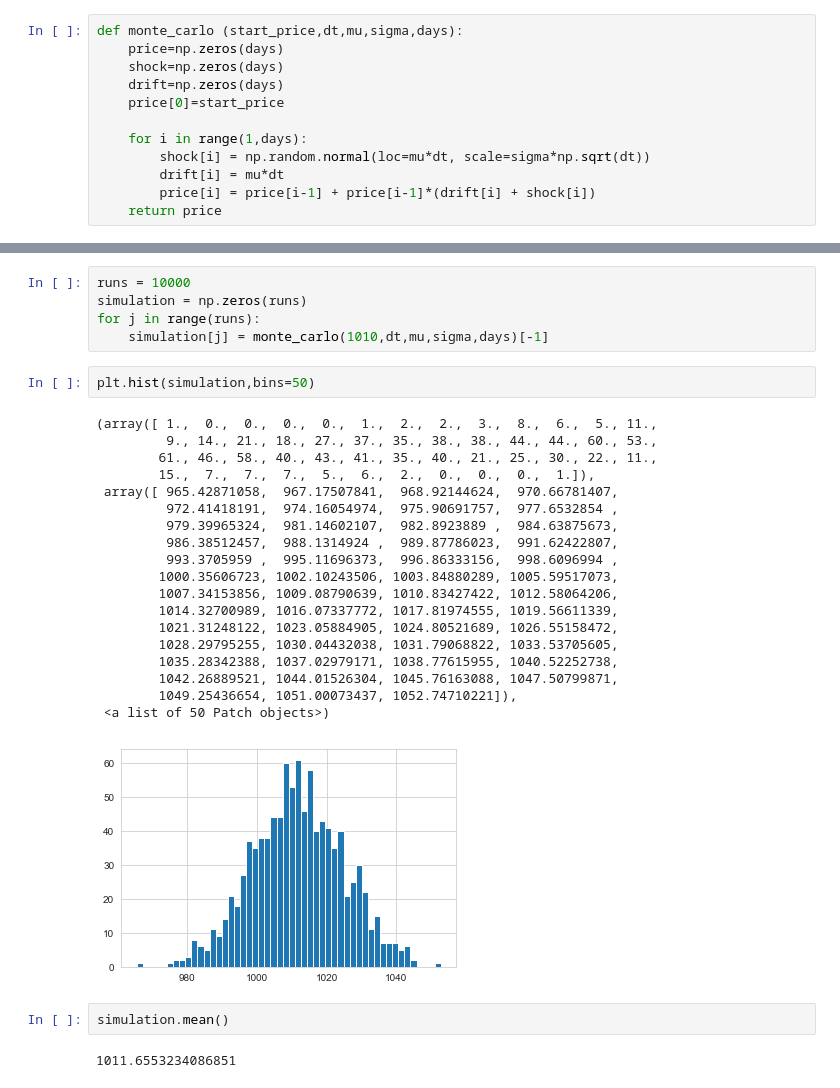
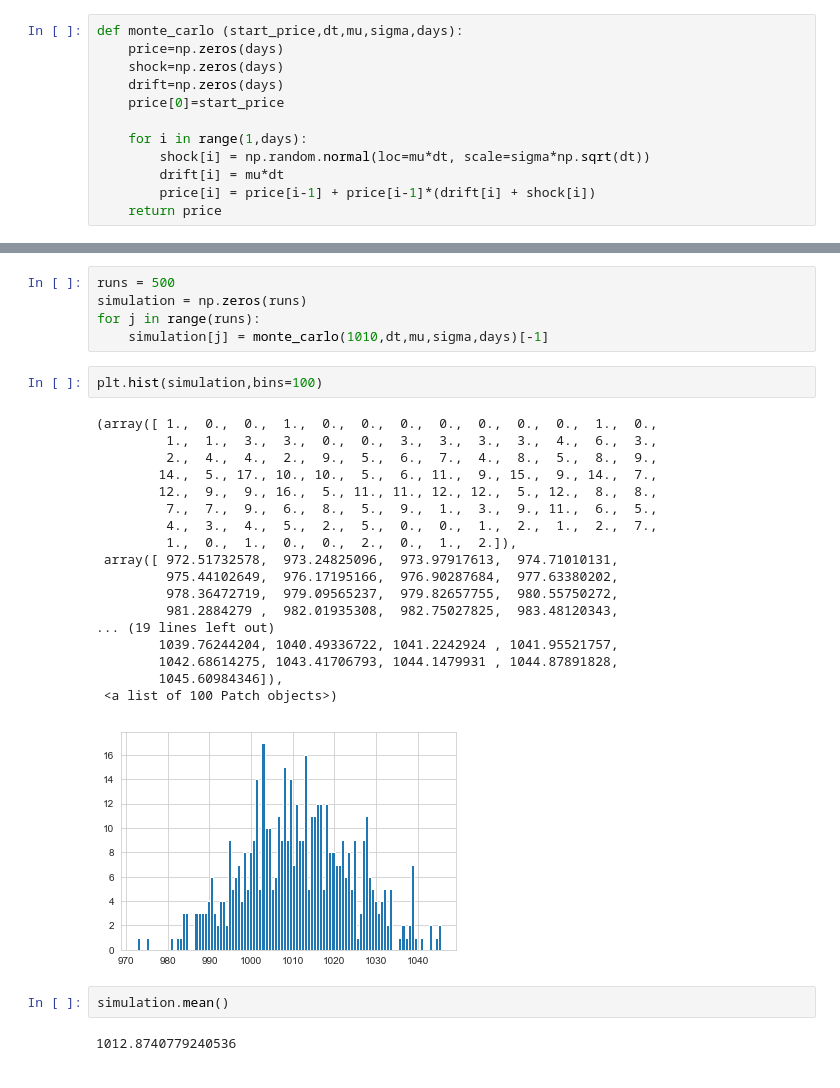
Before and after one commit to kimdang/Stock-Market-Analysis, a Jupyter notebook: Stock Market Analysis.ipynb, the cells around one changed output, grey strips where cells are left out. Saved outputs shown, nothing was run; the diff lists cells and outputs as text.

```diff
--- a/Stock Market Analysis.ipynb
+++ b/Stock Market Analysis.ipynb
@@ -187,31 +198,30 @@ for x in range(100):
 # %%
-runs = 10000
+runs = 500
 simulation = np.zeros(runs)
 for j in range(runs):
     simulation[j] = monte_carlo(1010,dt,mu,sigma,days)[-1]
 # %%
-plt.hist(simulation,bins=50)
+plt.hist(simulation,bins=100)
 # %% [output]
-(array([ 1.,  0.,  0.,  0.,  0.,  1.,  2.,  2.,  3.,  8.,  6.,  5., 11.,
-         9., 14., 21., 18., 27., 37., 35., 38., 38., 44., 44., 60., 53.,
-        61., 46., 58., 40., 43., 41., 35., 40., 21., 25., 30., 22., 11.,
-        15.,  7.,  7.,  7.,  5.,  6.,  2.,  0.,  0.,  0.,  1.]),
- array([ 965.42871058,  967.17507841,  968.92144624,  970.66781407,
-         972.41418191,  974.16054974,  975.90691757,  977.6532854 ,
-         979.39965324,  981.14602107,  982.8923889 ,  984.63875673,
-         986.38512457,  988.1314924 ,  989.87786023,  991.62422807,
-         993.3705959 ,  995.11696373,  996.86333156,  998.6096994 ,
-        1000.35606723, 1002.10243506, 1003.84880289, 1005.59517073,
-        1007.34153856, 1009.08790639, 1010.83427422, 1012.58064206,
-        1014.32700989, 1016.07337772, 1017.81974555, 1019.56611339,
-        1021.31248122, 1023.05884905, 1024.80521689, 1026.55158472,
-        1028.29795255, 1030.04432038, 1031.79068822, 1033.53705605,
-        1035.28342388, 1037.02979171, 1038.77615955, 1040.52252738,
-        1042.26889521, 1044.01526304, 1045.76163088, 1047.50799871,
-        1049.25436654, 1051.00073437, 1052.74710221]),
- <a list of 50 Patch objects>)
+(array([ 1.,  0.,  0.,  1.,  0.,  0.,  0.,  0.,  0.,  0.,  0.,  1.,  0.,
+         1.,  1.,  3.,  3.,  0.,  0.,  3.,  3.,  3.,  3.,  4.,  6.,  3.,
+         2.,  4.,  4.,  2.,  9.,  5.,  6.,  7.,  4.,  8.,  5.,  8.,  9.,
+        14.,  5., 17., 10., 10.,  5.,  6., 11.,  9., 15.,  9., 14.,  7.,
+        12.,  9.,  9., 16.,  5., 11., 11., 12., 12.,  5., 12.,  8.,  8.,
+         7.,  7.,  9.,  6.,  8.,  5.,  9.,  1.,  3.,  9., 11.,  6.,  5.,
+         4.,  3.,  4.,  5.,  2.,  5.,  0.,  0.,  1.,  2.,  1.,  2.,  7.,
+         1.,  0.,  1.,  0.,  0.,  2.,  0.,  1.,  2.]),
+ array([ 972.51732578,  973.24825096,  973.97917613,  974.71010131,
+         975.44102649,  976.17195166,  976.90287684,  977.63380202,
+         978.36472719,  979.09565237,  979.82657755,  980.55750272,
+         981.2884279 ,  982.01935308,  982.75027825,  983.48120343,
+... (19 lines left out)
+        1039.76244204, 1040.49336722, 1041.2242924 , 1041.95521757,
+        1042.68614275, 1043.41706793, 1044.1479931 , 1044.87891828,
+        1045.60984346]),
+ <a list of 100 Patch objects>)
-[figure, old version]
+[figure, new version]
 # %%
 simulation.mean()
 # %% [output]
-1011.6553234086851
+1012.8740779240536
```
Also changed, not shown: parts of 21 cells of this notebook.
